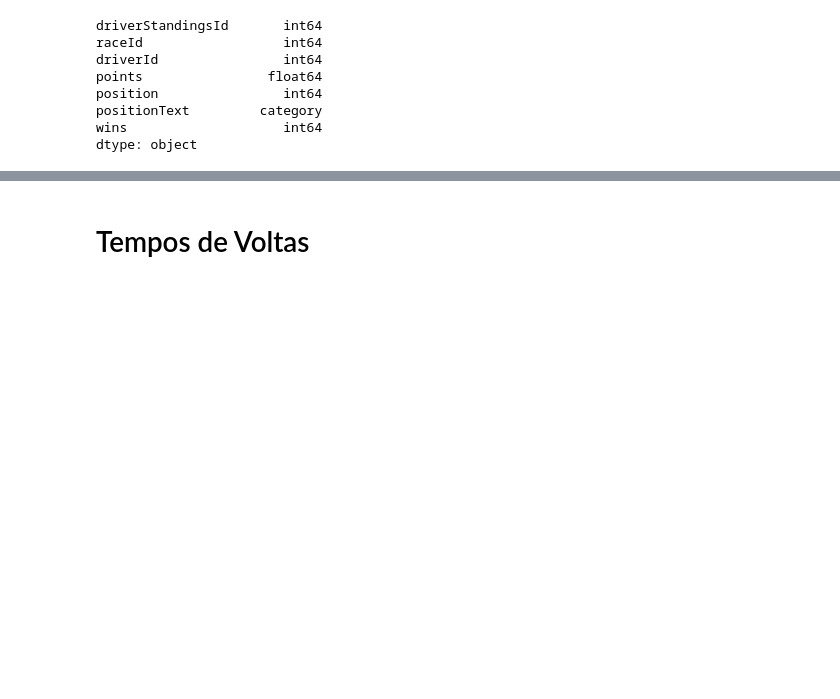
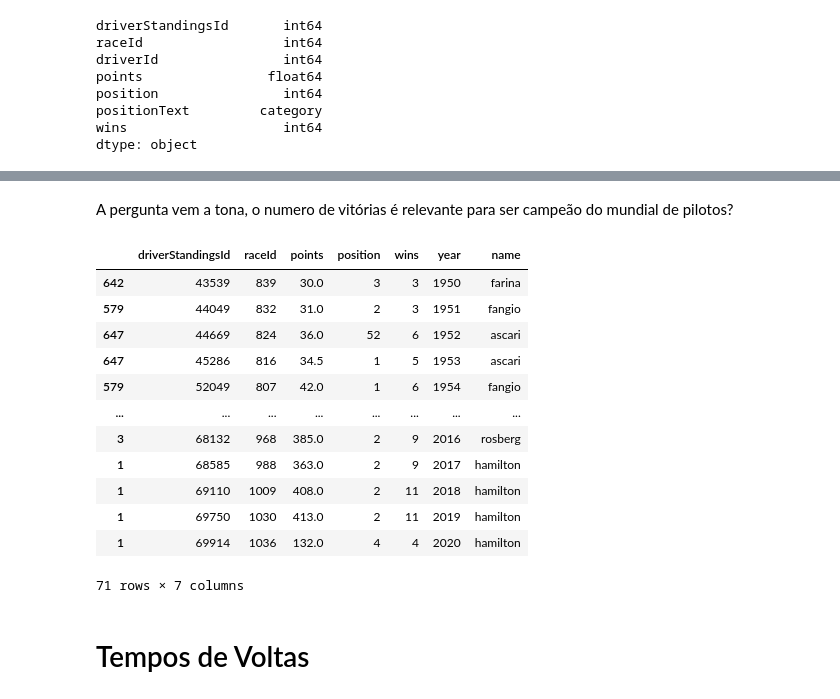
Before and after one commit to cdbm/F1DataAnalysis, a Jupyter notebook: data.ipynb, the cells around one changed output, grey strips where cells are left out. Saved outputs shown, nothing was run; the diff lists cells and outputs as text; code cells hidden in the pictures; blank space fills up the shorter version.

```diff
--- a/data.ipynb
+++ b/data.ipynb
@@ -396,0 +406,5 @@ dtype: object
+# %%
+driver_standings["year"] = driver_standings.raceId.map(races.set_index("raceId")["year"])
+driver_standings["name"] = driver_standings.driverId.map(drivers.set_index("driverId")["driverRef"])
+driver_standings_from_2000 = driver_standings[driver_standings["year"] >= 2000]
+driver_standings_from_2000.head()
@@ -396,0 +442,7 @@ dtype: object
+# %%
+driver_standings.set_index("points", inplace=True, drop=False)
+# %% [markdown]
+A pergunta vem a tona, o numero de vitórias é relevante para ser campeão do mundial de pilotos?
+# %%
+years = driver_standings["year"].unique()
+years
@@ -397,3 +451,21 @@ dtype: object
+# %%
+champions_by_year = [driver_standings[driver_standings["year"] == year].groupby("driverId").agg("max").sort_values(by="points", ascending=False).iloc[0] for year in years]
+champions_by_year = pd.DataFrame(champions_by_year)
+champions_by_year.sort_values(by="year")
+# %% [output]
+|  | driverStandingsId | raceId | points | position | wins | year | name |
+| 642 | 43539 | 839 | 30.0 | 3 | 3 | 1950 | farina |
+| 579 | 44049 | 832 | 31.0 | 2 | 3 | 1951 | fangio |
+| 647 | 44669 | 824 | 36.0 | 52 | 6 | 1952 | ascari |
+| 647 | 45286 | 816 | 34.5 | 1 | 5 | 1953 | ascari |
+| 579 | 52049 | 807 | 42.0 | 1 | 6 | 1954 | fangio |
+| ... | ... | ... | ... | ... | ... | ... | ... |
+| 3 | 68132 | 968 | 385.0 | 2 | 9 | 2016 | rosberg |
+| 1 | 68585 | 988 | 363.0 | 2 | 9 | 2017 | hamilton |
+| 1 | 69110 | 1009 | 408.0 | 2 | 11 | 2018 | hamilton |
+| 1 | 69750 | 1030 | 413.0 | 2 | 11 | 2019 | hamilton |
+| 1 | 69914 | 1036 | 132.0 | 4 | 4 | 2020 | hamilton |
+71 rows × 7 columns
 # %% [markdown]
 # Tempos de Voltas
 # %%
```
Also changed, not shown: parts of 21 cells of this notebook.
